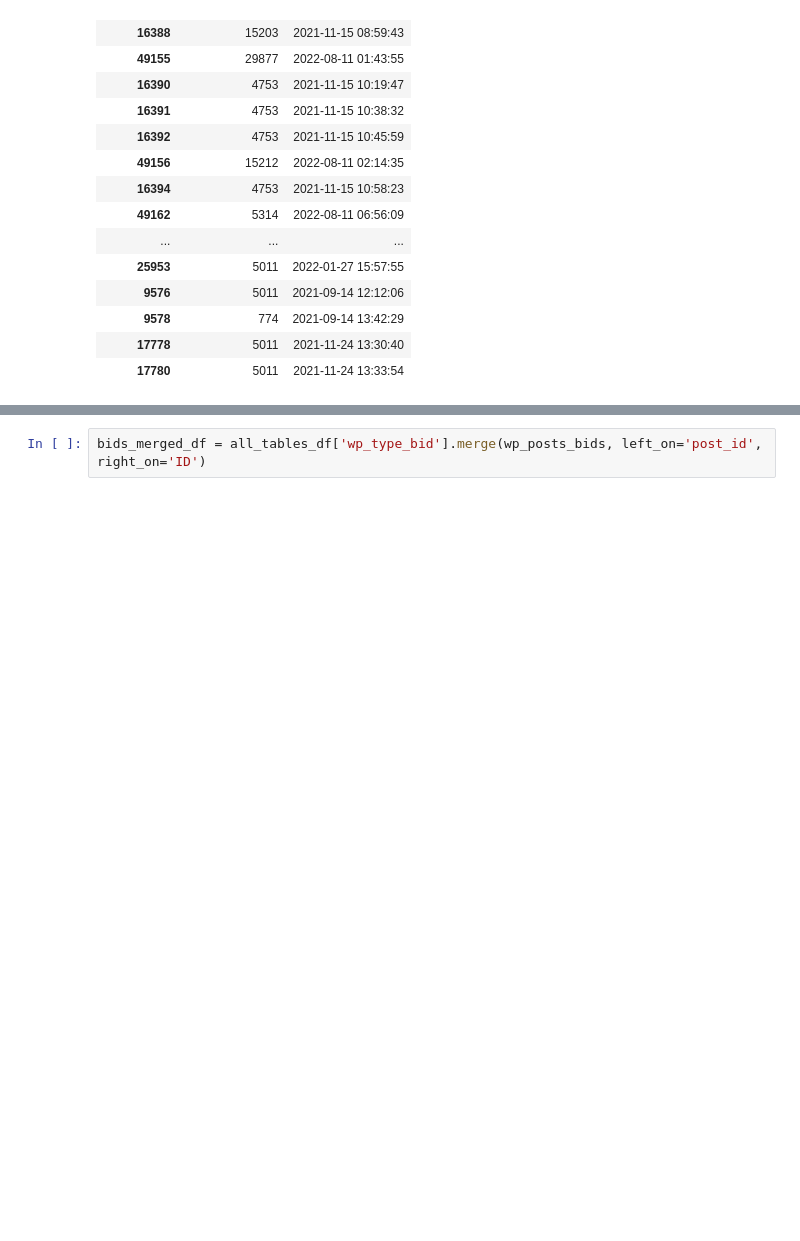
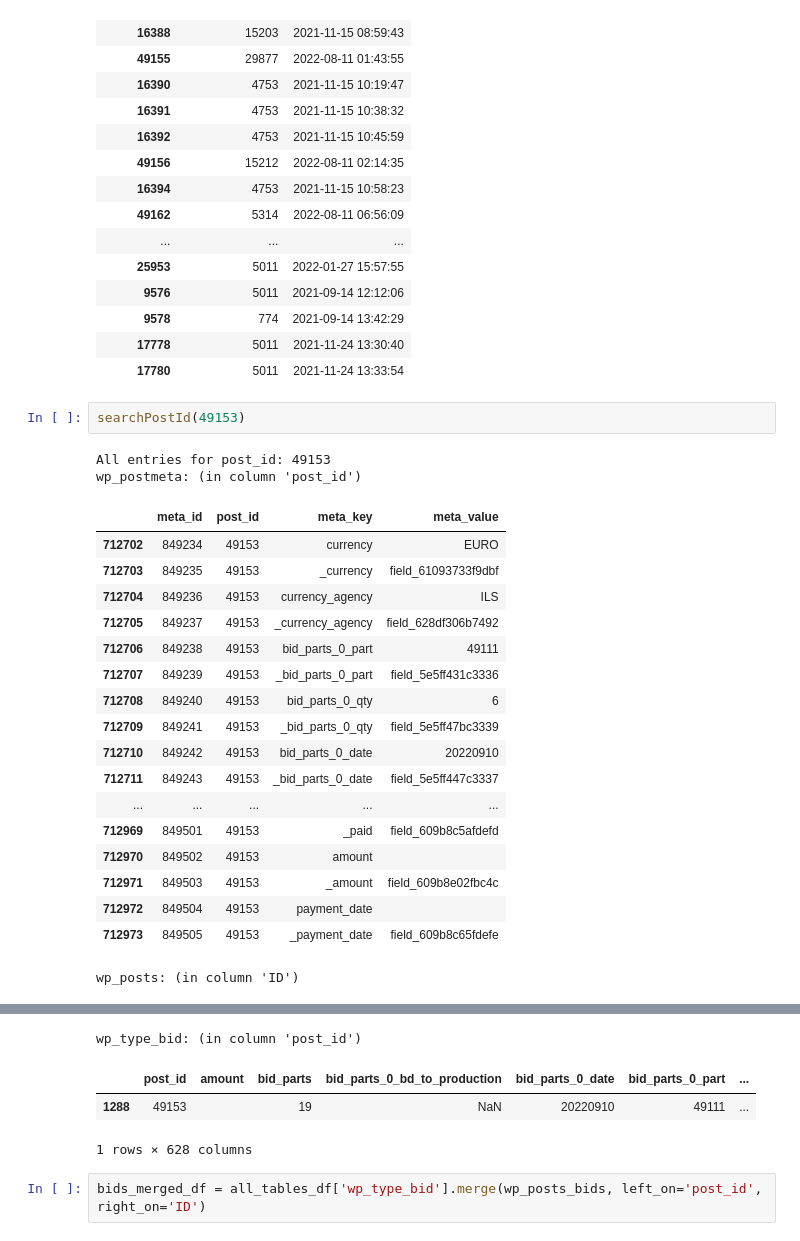
Before and after one commit to ophir-friedler/manufuture, a Jupyter notebook: manu_python/one to one with wp_type_XXX tables .ipynb, the cells around one changed output, grey strips where cells are left out. Cells and saved outputs as stored; diff of their text form; blank space fills up the shorter version.

```diff
--- a/manu_python/one to one with wp_type_XXX tables .ipynb
+++ b/manu_python/one to one with wp_type_XXX tables .ipynb
@@ -167,3 +207,26 @@ all_tables_df['bids'][['manufacturer_id', 'post_date']].head(300)
 | 9578 | 774 | 2021-09-14 13:42:29 |
 | 17778 | 5011 | 2021-11-24 13:30:40 |
 | 17780 | 5011 | 2021-11-24 13:33:54 |
+# %%
+searchPostId(49153)
+# %% [output]
+All entries for post_id: 49153
+wp_postmeta: (in column 'post_id')
+|  | meta_id | post_id | meta_key | meta_value |
+| 712702 | 849234 | 49153 | currency | EURO |
+| 712703 | 849235 | 49153 | _currency | field_61093733f9dbf |
+| 712704 | 849236 | 49153 | currency_agency | ILS |
+| 712705 | 849237 | 49153 | _currency_agency | field_628df306b7492 |
+| 712706 | 849238 | 49153 | bid_parts_0_part | 49111 |
+| 712707 | 849239 | 49153 | _bid_parts_0_part | field_5e5ff431c3336 |
+| 712708 | 849240 | 49153 | bid_parts_0_qty | 6 |
+| 712709 | 849241 | 49153 | _bid_parts_0_qty | field_5e5ff47bc3339 |
+| 712710 | 849242 | 49153 | bid_parts_0_date | 20220910 |
+| 712711 | 849243 | 49153 | _bid_parts_0_date | field_5e5ff447c3337 |
+| ... | ... | ... | ... | ... |
+| 712969 | 849501 | 49153 | _paid | field_609b8c5afdefd |
+| 712970 | 849502 | 49153 | amount |  |
+| 712971 | 849503 | 49153 | _amount | field_609b8e02fbc4c |
+| 712972 | 849504 | 49153 | payment_date |  |
+| 712973 | 849505 | 49153 | _payment_date | field_609b8c65fdefe |
+wp_posts: (in column 'ID')
@@ -170,3 +235,7 @@ all_tables_df['bids'][['manufacturer_id', 'post_date']].head(300)
+wp_type_bid: (in column 'post_id')
+|  | post_id | amount | bid_parts | bid_parts_0_bd_to_production | bid_parts_0_date | bid_parts_0_part | ... |
+| 1288 | 49153 |  | 19 | NaN | 20220910 | 49111 | ... |
+1 rows × 628 columns
 # %%
 bids_merged_df = all_tables_df['wp_type_bid'].merge(wp_posts_bids, left_on='post_id', right_on='ID')
 # %% [output]
```
Also changed, not shown: parts of 15 cells of this notebook, 10 other files.
